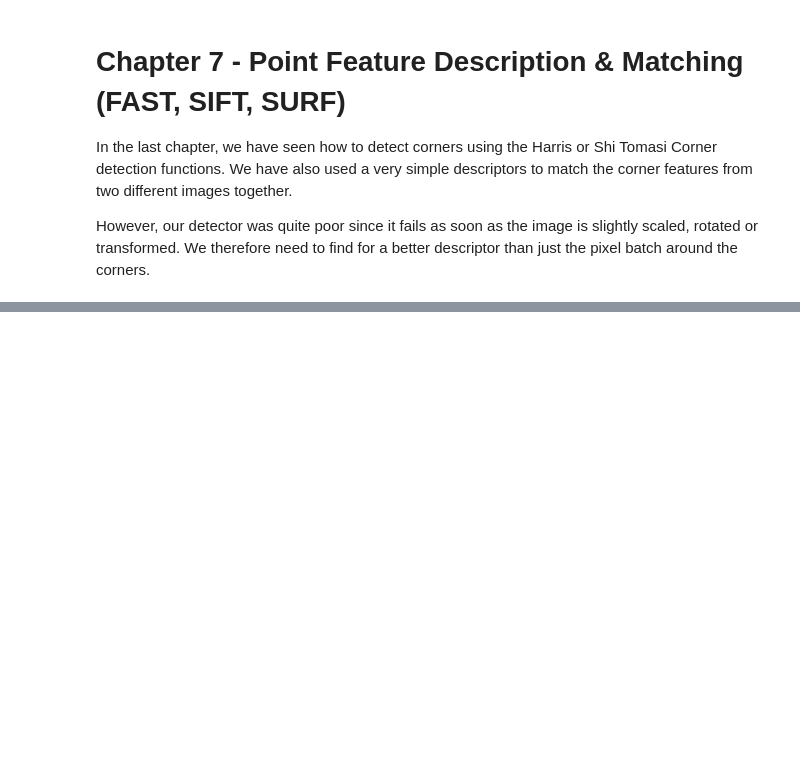
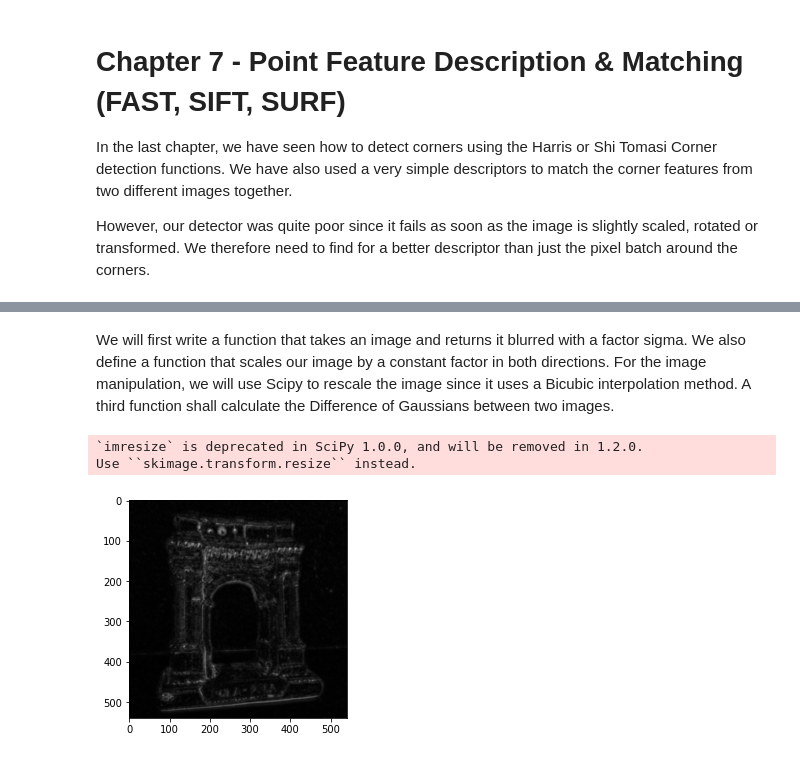
Before and after one commit to polygon-software/python-visual-odometry, a Jupyter notebook: Chapter 7 - Point Feature Description & Matching (FAST, SIFT, SURF).ipynb, the cells around one changed output, grey strips where cells are left out. Drawn from its saved outputs; the diff is of its cells as text; code cells hidden in the pictures; blank space fills up the shorter version.

Commit message:
First draft of "SIFT Detector" code, comments and docstrings are missing, code is working

```diff
--- a/Chapter 7 - Point Feature Description & Matching (FAST, SIFT, SURF).ipynb
+++ b/Chapter 7 - Point Feature Description & Matching (FAST, SIFT, SURF).ipynb
@@ -84,0 +157,44 @@ When we use SIFT Detector with the SIFT descriptor (as it works best), we get as
+# %% [markdown]
+We will first write a function that takes an image and returns it blurred with a factor sigma. We also define a function that scales our image by a constant factor in both directions. For the image manipulation, we will use Scipy to rescale the image since it uses a Bicubic interpolation method. A third function shall calculate the Difference of Gaussians between two images.
+# %%
+def blur(img, sigma):
+    """
+    Creates a copy of the input image and blurrs it with gaussian blur using factor sigma
+    :param np.ndarray img:  Input image in greyscale format
+    :param float sigma:     Gaussian Blur factor
+    :return:                Blurred version of image
+    :rtype: np.ndarray:
+    """
+    img_copy = np.array(img, copy=True, dtype=np.float32)
+    blurred = np.array(gaussian_filter(img_copy, sigma), dtype=np.float32)
+    if np.max(blurred) > 1:
+        blurred /= 255
+    return blurred
+
+
+def resize(img, k):
+    """
+    Creates a copy of the input image and resizes it by fraction k
+    :param np.ndarray img:  Input image in greyscale format
+    :param float k:         Fraction between 0 and infinity. 0.5 halfs image size, 2 doubles it
+    :return:                Scaled version of image
+    :rtype: np.ndarray:
+    """
+    img_copy = np.array(img, copy=True, dtype=np.float32)
+    resized = np.array(imresize(img_copy, float(k), interp='bicubic'), dtype=np.float32)
+    if np.max(resized) > 1:
+        resized /= 255
+    return resized
+
+def DoG(img1, img2):
+    return np.abs(img1 - img2)
+
+img_resized = resize(img, 0.75)
+img_blured = blur(img_resized, 3.2)
+dog = DoG(img_resized, img_blured)
+plt.imshow(dog, cmap='gray', interpolation='bicubic')
+plt.show()
+# %% [output]
+`imresize` is deprecated in SciPy 1.0.0, and will be removed in 1.2.0.
+Use ``skimage.transform.resize`` instead.
+[figure, added]
```
Also changed, not shown: parts of 11 cells of this notebook, 2 other files.
